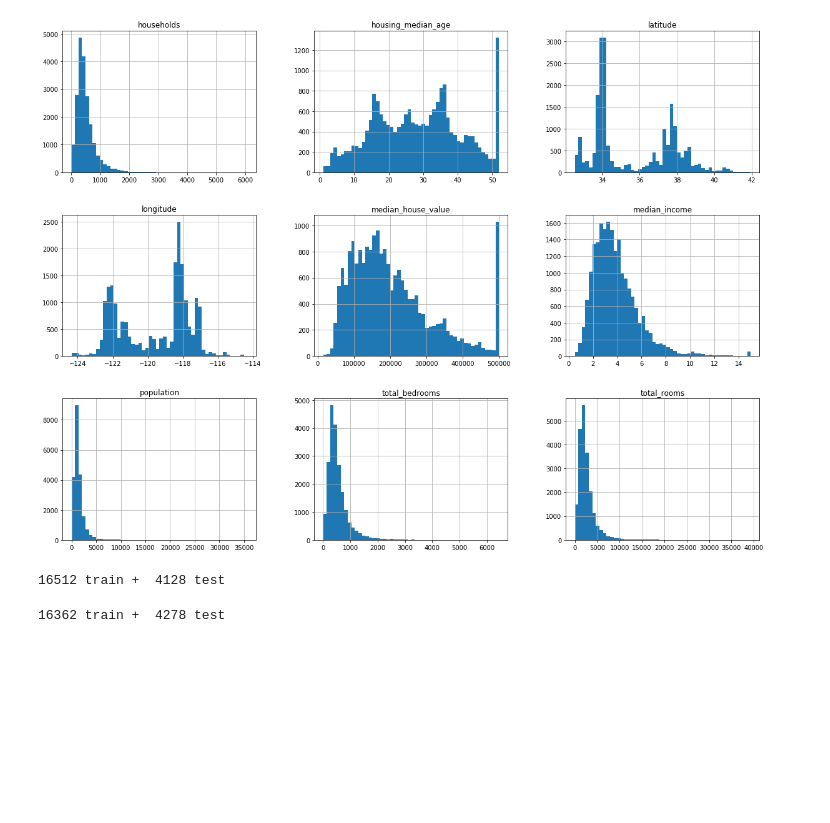
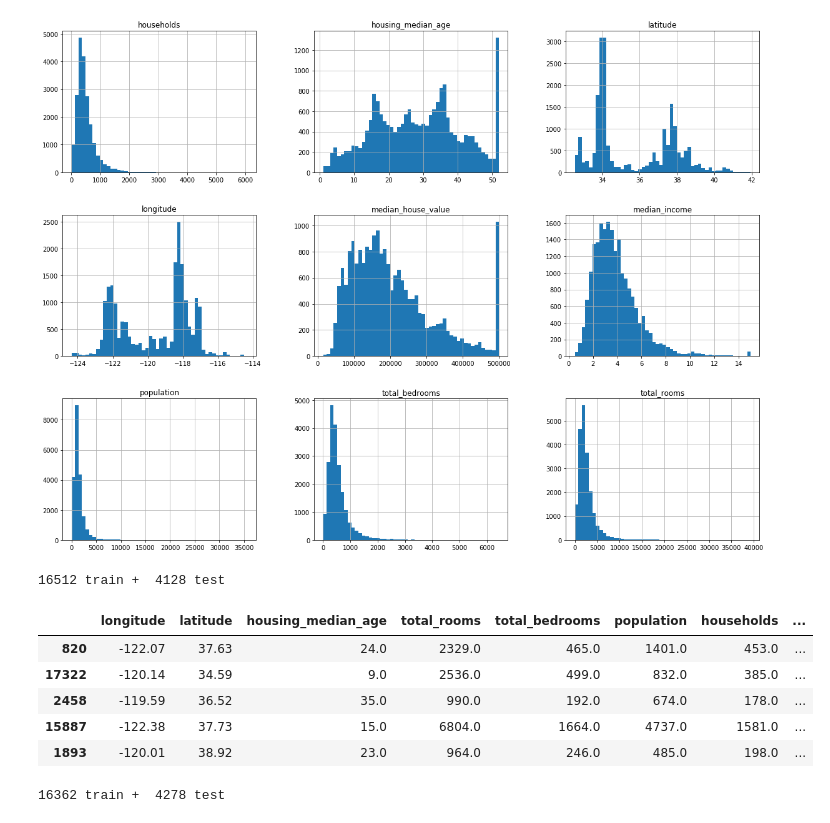
Before and after one commit to wjlxyz/Handson-ml, a Jupyter notebook: Chapter2_EndtoEnd_Machine_Learning_Project/endtoend_machine_learning_project.ipynb, the cells around one changed output. Saved outputs shown, nothing was run; the diff lists cells and outputs as text; code cells hidden in the pictures; blank space fills up the shorter version.

```diff
--- a/Chapter2_EndtoEnd_Machine_Learning_Project/endtoend_machine_learning_project.ipynb
+++ b/Chapter2_EndtoEnd_Machine_Learning_Project/endtoend_machine_learning_project.ipynb
@@ -87,17 +87,25 @@ plt.show()
 # %%
 import numpy as np
 
 def split_train_test(data, test_ratio):
     shuffled_indices = np.random.permutation(len(data))
     test_set_size = int(len(data) * test_ratio)
     test_indices = shuffled_indices[:test_set_size]
     train_indices = shuffled_indices[test_set_size:]
     return data.iloc[train_indices], data.iloc[test_indices]
 
 train_set, test_set = split_train_test(housing, 0.2)
 print(len(train_set), "train + ", len(test_set), "test")
+# train_set.head()
+test_set.head()
 # %% [output]
 16512 train +  4128 test
+|  | longitude | latitude | housing_median_age | total_rooms | total_bedrooms | population | households | ... |
+| 820 | -122.07 | 37.63 | 24.0 | 2329.0 | 465.0 | 1401.0 | 453.0 | ... |
+| 17322 | -120.14 | 34.59 | 9.0 | 2536.0 | 499.0 | 832.0 | 385.0 | ... |
+| 2458 | -119.59 | 36.52 | 35.0 | 990.0 | 192.0 | 674.0 | 178.0 | ... |
+| 15887 | -122.38 | 37.73 | 15.0 | 6804.0 | 1664.0 | 4737.0 | 1581.0 | ... |
+| 1893 | -120.01 | 38.92 | 23.0 | 964.0 | 246.0 | 485.0 | 198.0 | ... |
 # %%
 import hashlib
 
```
Also changed, not shown: parts of 2 cells of this notebook.
